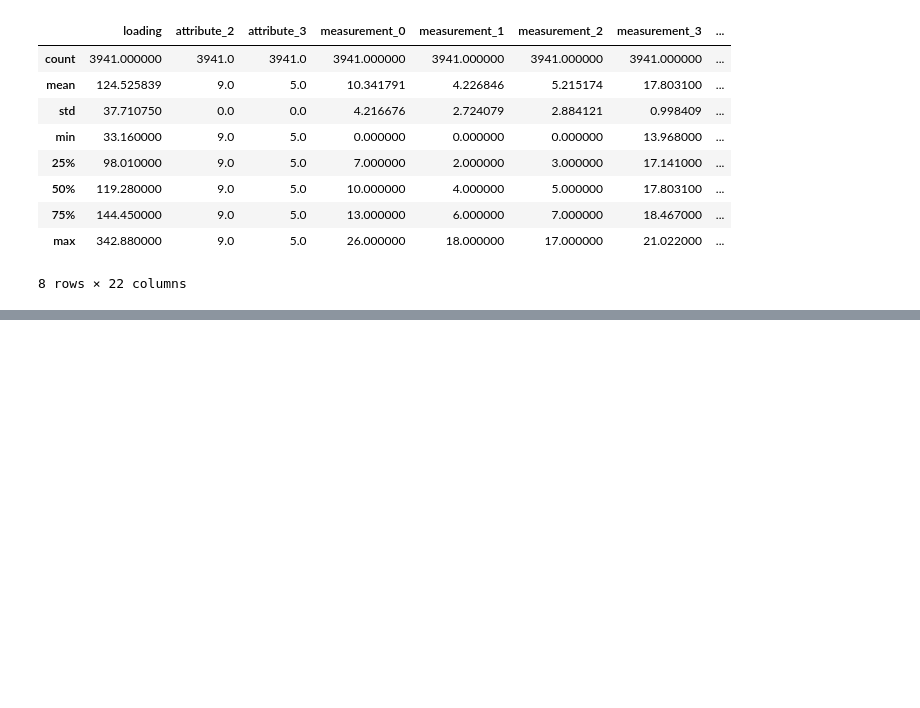
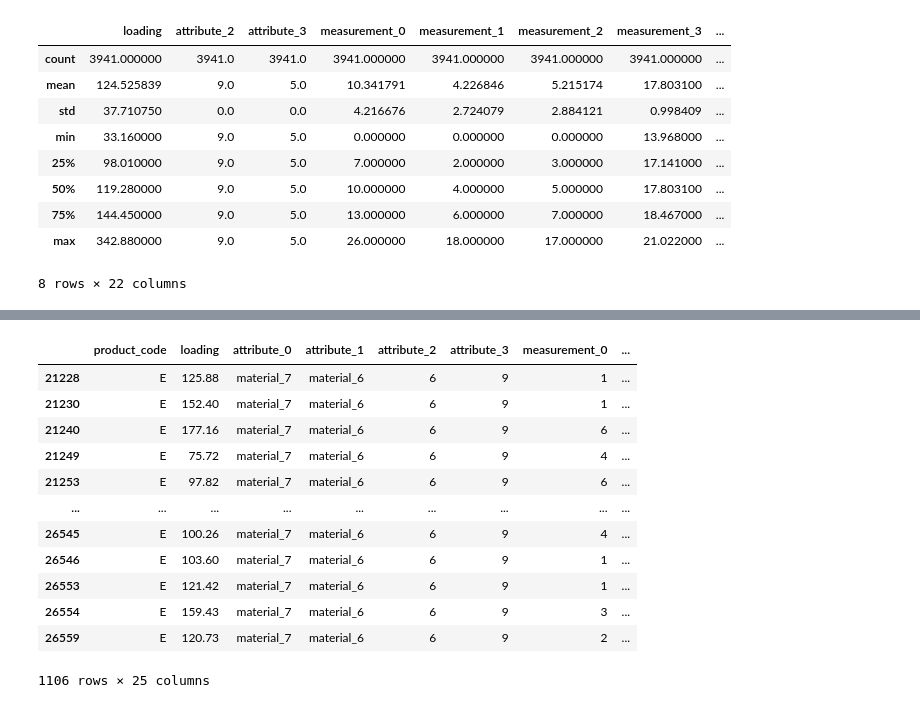
Before and after one commit to sjhh4/Tabular_Playground_Series_Aug_2022, a Jupyter notebook: first_preprocessing_fillna.ipynb, the cells around one changed output, grey strips where cells are left out. Cells and saved outputs as stored; diff of their text form; code cells hidden in the pictures; blank space fills up the shorter version.

Commit message:
Fill Null values with means with respect to the product code and its failure

```diff
--- a/EDAtrial.ipynb
+++ b/first_preprocessing_fillna.ipynb
@@ -824,0 +898,9 @@ len(train[train['failure'] == 1]) / (len(train[train['failure'] == 0]) + len(tra
+# %%
+train_B_0 = train_B[train_B['failure'] == 0]
+train_B_1 = train_B[train_B['failure'] == 1]
+train_C_0 = train_C[train_C['failure'] == 0]
+train_C_1 = train_C[train_C['failure'] == 1]
+train_D_0 = train_D[train_D['failure'] == 0]
+train_D_1 = train_D[train_D['failure'] == 1]
+train_E_0 = train_E[train_E['failure'] == 0]
+train_E_1 = train_E[train_E['failure'] == 1]
@@ -824,0 +920,10 @@ len(train[train['failure'] == 1]) / (len(train[train['failure'] == 0]) + len(tra
+# %%
+train_A_1 = train_A_1.fillna(train_A_1.mean())
+train_B_0 = train_B_0.fillna(train_B_0.mean())
+train_B_1 = train_B_1.fillna(train_B_1.mean())
+train_C_0 = train_C_0.fillna(train_C_0.mean())
+train_C_1 = train_C_1.fillna(train_C_1.mean())
+train_D_0 = train_D_0.fillna(train_D_0.mean())
+train_D_1 = train_D_1.fillna(train_D_1.mean())
+train_E_0 = train_E_0.fillna(train_E_0.mean())
+train_E_1 = train_E_1.fillna(train_E_1.mean())
@@ -824,0 +983,16 @@ len(train[train['failure'] == 1]) / (len(train[train['failure'] == 0]) + len(tra
+# %%
+train_E_1
+# %% [output]
+|  | product_code | loading | attribute_0 | attribute_1 | attribute_2 | attribute_3 | measurement_0 | ... |
+| 21228 | E | 125.88 | material_7 | material_6 | 6 | 9 | 1 | ... |
+| 21230 | E | 152.40 | material_7 | material_6 | 6 | 9 | 1 | ... |
+| 21240 | E | 177.16 | material_7 | material_6 | 6 | 9 | 6 | ... |
+| 21249 | E | 75.72 | material_7 | material_6 | 6 | 9 | 4 | ... |
+| 21253 | E | 97.82 | material_7 | material_6 | 6 | 9 | 6 | ... |
+| ... | ... | ... | ... | ... | ... | ... | ... | ... |
+| 26545 | E | 100.26 | material_7 | material_6 | 6 | 9 | 4 | ... |
+| 26546 | E | 103.60 | material_7 | material_6 | 6 | 9 | 1 | ... |
+| 26553 | E | 121.42 | material_7 | material_6 | 6 | 9 | 1 | ... |
+| 26554 | E | 159.43 | material_7 | material_6 | 6 | 9 | 3 | ... |
+| 26559 | E | 120.73 | material_7 | material_6 | 6 | 9 | 2 | ... |
+1106 rows × 25 columns
```
Also changed, not shown: parts of 30 cells of this notebook, 1 other file.
